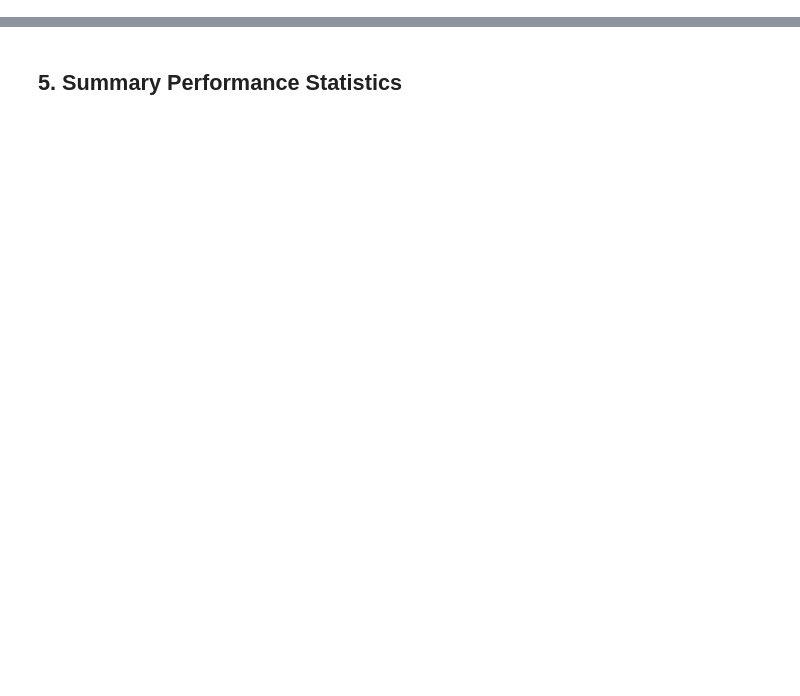
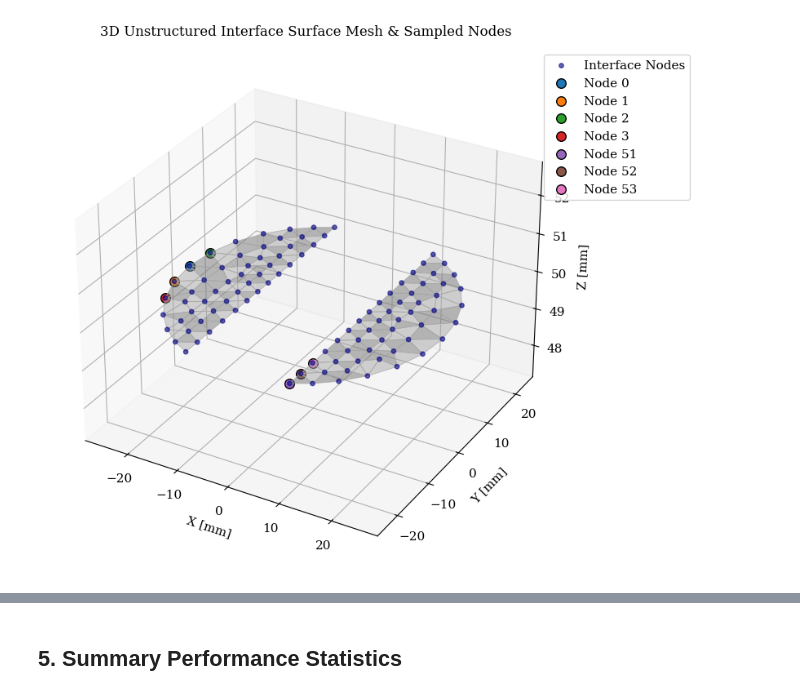
Before and after one commit to andinoboerst/SPILS-Net, a Jupyter notebook: workspace/analyse_results_3d_disc.ipynb, the cells around one changed output, grey strips where cells are left out. Cells and saved outputs as stored; diff of their text form; code cells hidden in the pictures; blank space fills up the shorter version.

```diff
--- a/workspace/analyse_results_3d_disc.ipynb
+++ b/workspace/analyse_results_3d_disc.ipynb
@@ -301,0 +120,37 @@ Saved figure: figures/06_spils_net_gnn_3d_disc_results_1000.pdf
+# %%
+# Sample representative interface nodes distributed across the 3D surface
+# Sample representative interface nodes distributed across the 3D surface
+left_idxs = np.where(node_coords[:, 0] < 0)[0]
+right_idxs = np.where(node_coords[:, 0] > 0)[0]
+sample_nodes = list(left_idxs[:4]) + list(right_idxs[:3])
+sample_nodes = [n for n in sample_nodes if n < num_nodes]
+
+if node_coords is not None and connectivity is not None:
+    fig = plt.figure(figsize=(10, 7))
+    ax = fig.add_subplot(111, projection='3d')
+
+    tri_conn = np.asarray(connectivity, dtype=int)
+    x_c, y_c, z_c = node_coords[:, 0].astype(float), node_coords[:, 1].astype(float), node_coords[:, 2].astype(float)
+
+    # Plot triangular surface mesh
+    ax.plot_trisurf(x_c, y_c, z_c, triangles=tri_conn, color='gainsboro', edgecolor='darkgray', alpha=0.5, linewidth=0.5)
+
+    # Plot all interface nodes
+    ax.scatter(x_c, y_c, z_c, color='navy', s=15, alpha=0.6, label='Interface Nodes')
+
+    # Highlight sampled nodes
+    for i, idx in enumerate(sample_nodes):
+        c = colors_ordered[i % len(colors_ordered)]
+        ax.scatter(x_c[idx], y_c[idx], z_c[idx], color=c, s=70, edgecolor='k', zorder=10, label=f'Node {idx}')
+
+    ax.set_title("3D Unstructured Interface Surface Mesh & Sampled Nodes", fontsize=12, pad=12)
+    ax.set_xlabel("X [mm]")
+    ax.set_ylabel("Y [mm]")
+    ax.set_zlabel("Z [mm]")
+    ax.legend(loc='upper right', bbox_to_anchor=(1.25, 1.0))
+    plt.tight_layout()
+    Path("figures").mkdir(exist_ok=True)
+    plt.savefig("figures/3d_interface_topology.pdf", format="pdf", bbox_inches="tight")
+    plt.show()
+# %% [output]
+[figure, added]
```
Also changed, not shown: parts of 17 cells of this notebook, 9 other files.
